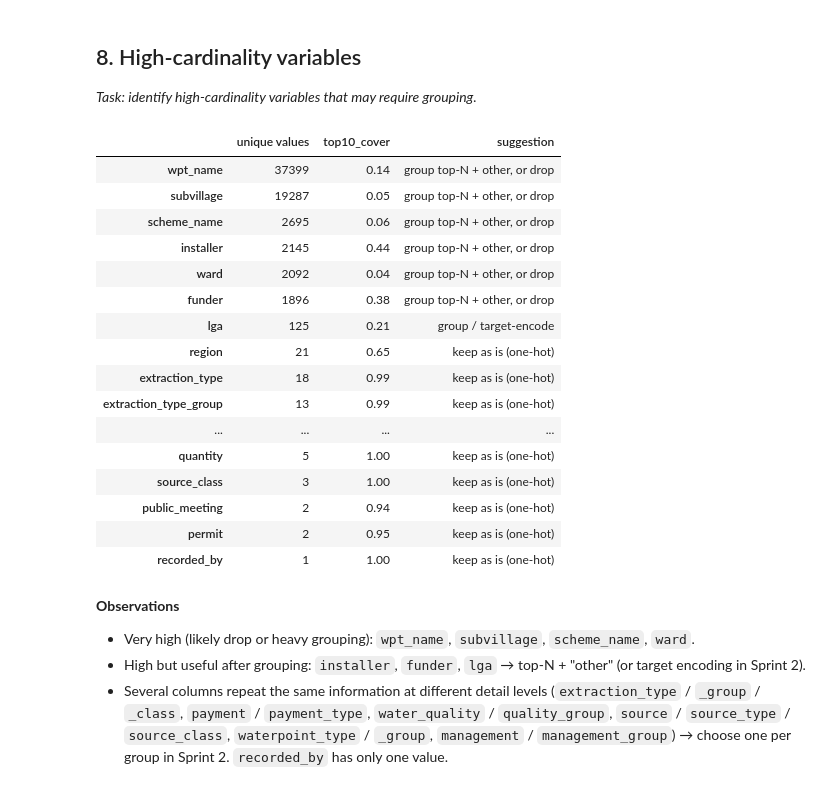
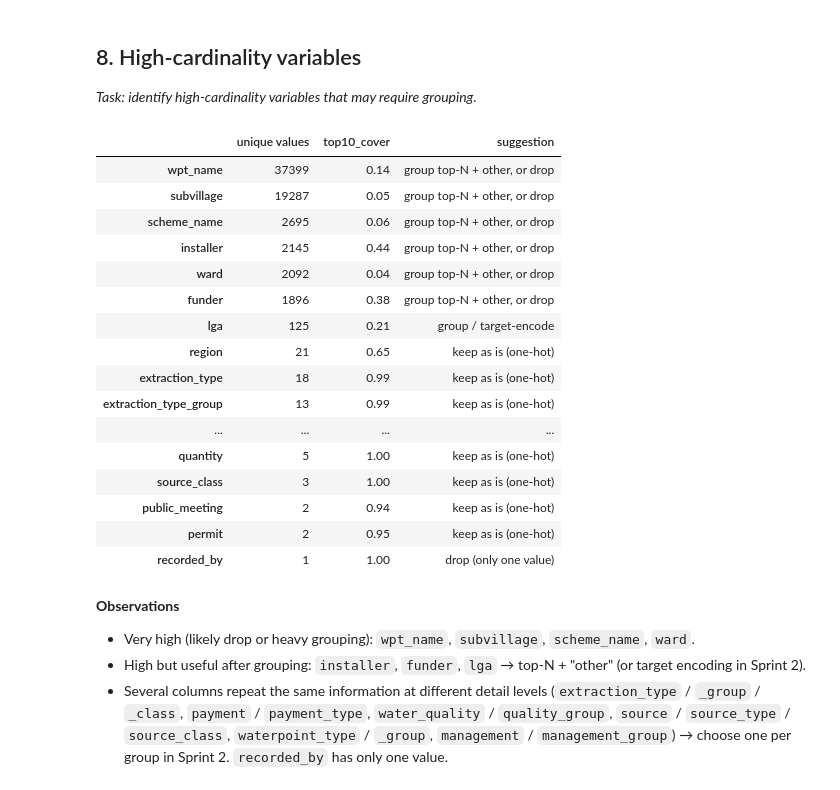
Before and after one commit to marblehub/data-circle, a Jupyter notebook: projects/water_pumps/team-WTM/notebooks/02_target_categorical_eda_taya.ipynb, the cells around one changed output. Drawn from its saved outputs; the diff is of its cells as text; code cells hidden in the pictures.

Commit message:
docs: expand observations and modelling notes for target/categorical EDA

```diff
--- a/projects/water_pumps/team-WTM/notebooks/02_target_categorical_eda_taya.ipynb
+++ b/projects/water_pumps/team-WTM/notebooks/02_target_categorical_eda_taya.ipynb
@@ -294,29 +319,30 @@ eda.save(fig, "5_08_installer_funder");
 # %%
 obj_cols = df.select_dtypes(exclude="number").columns.drop(["status_group", "date_recorded"])
 card = (df[obj_cols].nunique().rename("unique values").to_frame()
           .assign(top10_cover=lambda t: [df[c].value_counts().head(10).sum() / len(df) for c in t.index])
           .sort_values("unique values", ascending=False))
 card["suggestion"] = pd.cut(card["unique values"], [0, 30, 200, 1e6],
-                            labels=["keep as is (one-hot)", "group / target-encode", "group top-N + other, or drop"])
+                            labels=["keep as is (one-hot)", "group / target-encode", "group top-N + other, or drop"]).astype(str)
+card.loc[card["unique values"] == 1, "suggestion"] = "drop (only one value)"
 card.round(2)
 # %% [output]
 |  | unique values | top10_cover | suggestion |
 | wpt_name | 37399 | 0.14 | group top-N + other, or drop |
 | subvillage | 19287 | 0.05 | group top-N + other, or drop |
 | scheme_name | 2695 | 0.06 | group top-N + other, or drop |
 | installer | 2145 | 0.44 | group top-N + other, or drop |
 | ward | 2092 | 0.04 | group top-N + other, or drop |
 | funder | 1896 | 0.38 | group top-N + other, or drop |
 | lga | 125 | 0.21 | group / target-encode |
 | region | 21 | 0.65 | keep as is (one-hot) |
 | extraction_type | 18 | 0.99 | keep as is (one-hot) |
 | extraction_type_group | 13 | 0.99 | keep as is (one-hot) |
 | ... | ... | ... | ... |
 | quantity | 5 | 1.00 | keep as is (one-hot) |
 | source_class | 3 | 1.00 | keep as is (one-hot) |
 | public_meeting | 2 | 0.94 | keep as is (one-hot) |
 | permit | 2 | 0.95 | keep as is (one-hot) |
-| recorded_by | 1 | 1.00 | keep as is (one-hot) |
+| recorded_by | 1 | 1.00 | drop (only one value) |
 # %% [markdown]
 **Observations**
 - Very high (likely drop or heavy grouping): `wpt_name`, `subvillage`, `scheme_name`, `ward`.
```
Also changed, not shown: parts of 13 cells of this notebook, 9 other files.
